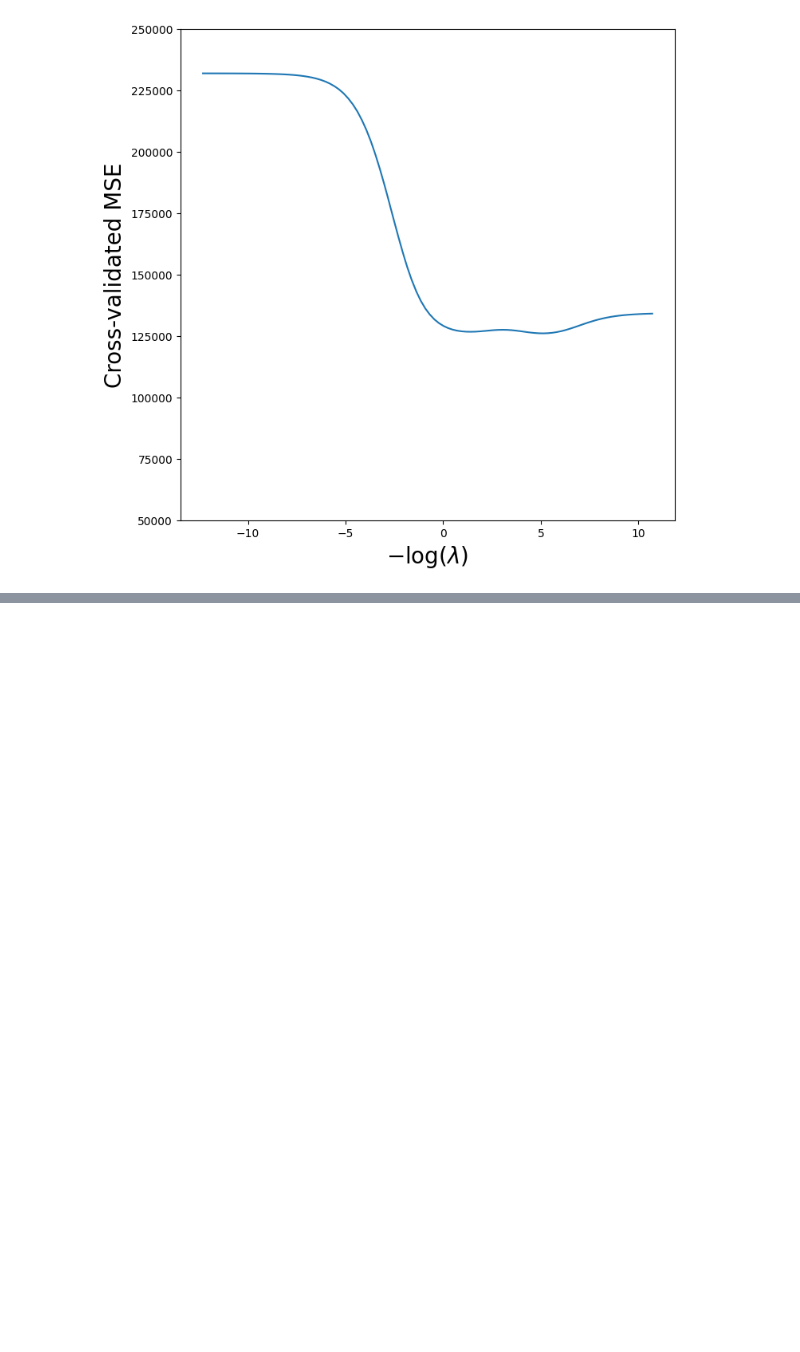
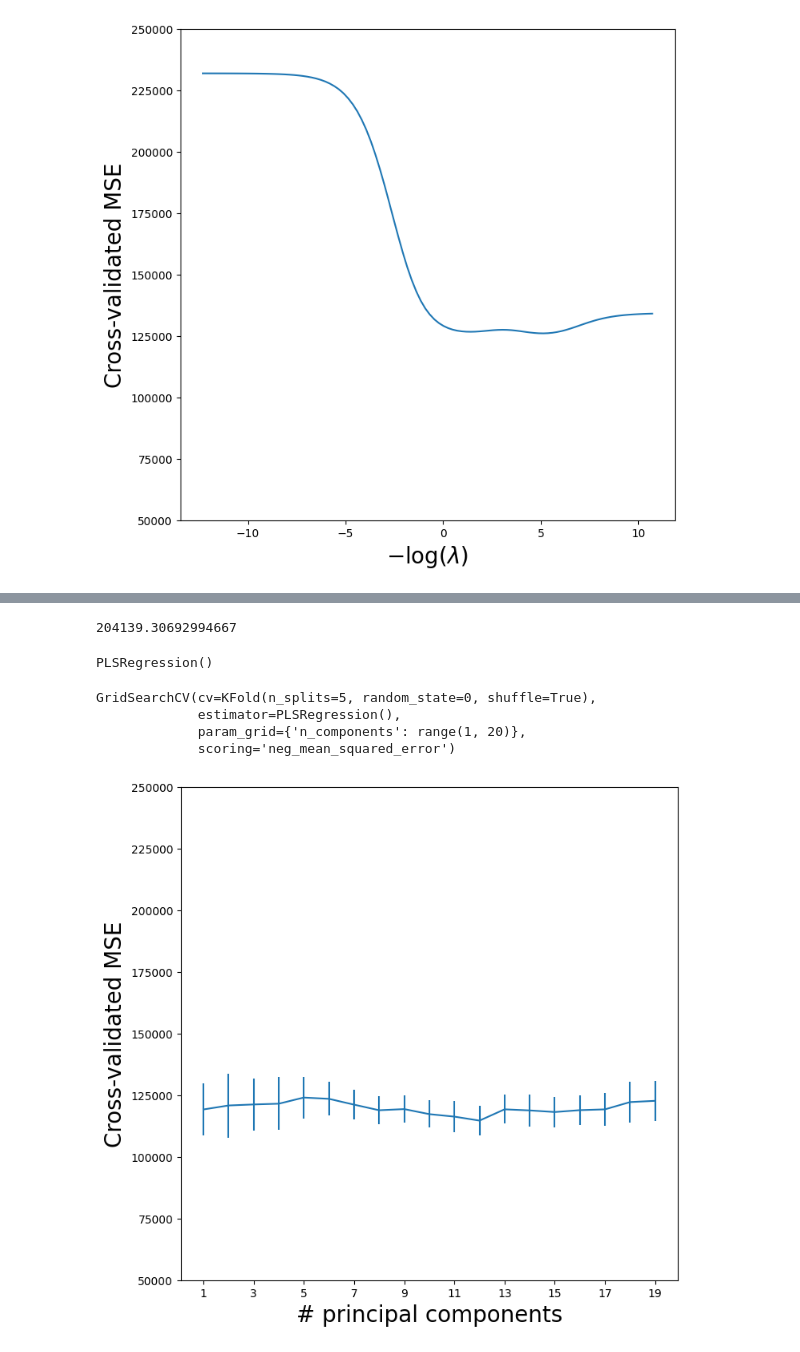
Before and after one commit to QuanPham19/statistical-modeling, a Jupyter notebook: 6-1-model-selection.ipynb, the cells around one changed output, grey strips where cells are left out. Saved outputs shown, nothing was run; the diff lists cells and outputs as text; code cells hidden in the pictures; blank space fills up the shorter version.

```diff
--- a/6-1-model-selection.ipynb
+++ b/6-1-model-selection.ipynb
@@ -236,0 +282,40 @@ ax.set_ylabel('Cross-validated MSE', fontsize=20);
+# %%
+Xn = np.zeros((X.shape[0], 1))
+cv_null = skm.cross_validate(linreg,
+                             Xn,
+                             Y,
+                             cv=kfold,
+                             scoring='neg_mean_squared_error')
+-cv_null['test_score'].mean()
+# %% [output]
+204139.30692994667
+# %%
+pls = PLSRegression(n_components=2,
+                    scale=True)
+pls.fit(X, Y)
+# %% [output]
+PLSRegression()
+# %%
+param_grid = {'n_components':range(1, 20)}
+grid = skm.GridSearchCV(pls,
+                        param_grid,
+                        cv=kfold,
+                        scoring='neg_mean_squared_error')
+grid.fit(X, Y)
+# %% [output]
+GridSearchCV(cv=KFold(n_splits=5, random_state=0, shuffle=True),
+             estimator=PLSRegression(),
+             param_grid={'n_components': range(1, 20)},
+             scoring='neg_mean_squared_error')
+# %%
+pls_fig, ax = subplots(figsize=(8,8))
+n_comp = param_grid['n_components']
+ax.errorbar(n_comp,
+            -grid.cv_results_['mean_test_score'],
+            grid.cv_results_['std_test_score'] / np.sqrt(K))
+ax.set_ylabel('Cross-validated MSE', fontsize=20)
+ax.set_xlabel('# principal components', fontsize=20)
+ax.set_xticks(n_comp[::2])
+ax.set_ylim([50000,250000])
+# %% [output]
+[figure, added]
```
Also changed, not shown: parts of 5 cells of this notebook.
